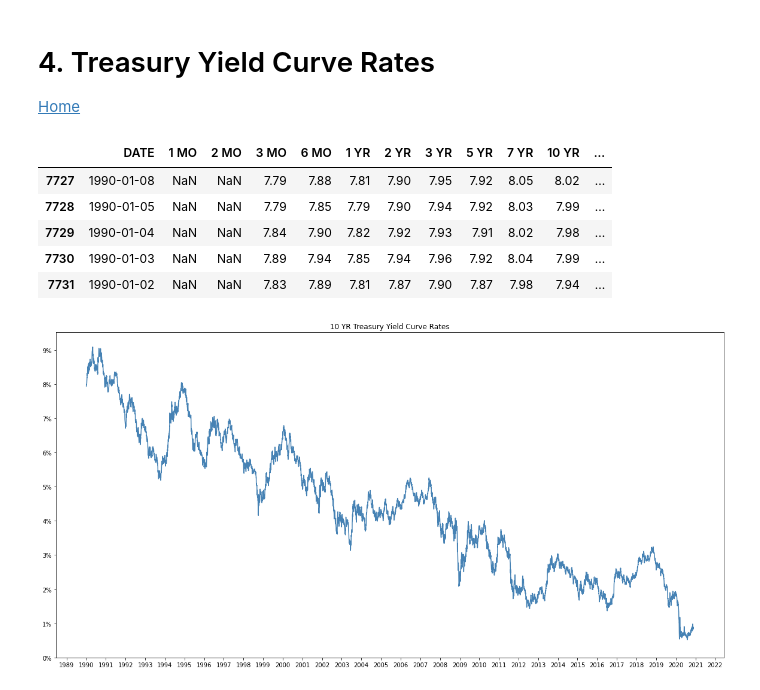
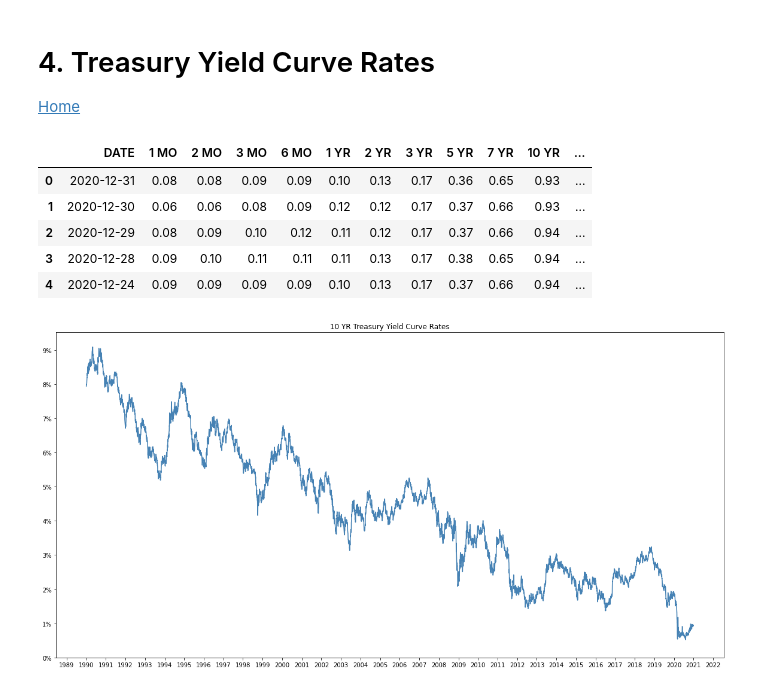
Before and after one commit to AmitSamra/Bonds, a Jupyter notebook: bonds.ipynb, the cells around one changed output. Cells and saved outputs as stored; diff of their text form; code cells hidden in the pictures.

```diff
--- a/bonds.ipynb
+++ b/bonds.ipynb
@@ -251,16 +254,16 @@ us_ty = read_json(file_path)
 # %%
 # Create dataframe
 df_usty = pd.DataFrame(us_ty['dataset']['data'], columns= us_ty['dataset']['column_names'])
 df_usty = df_usty.rename(columns={'Date':'DATE'})
 df_usty['DATE'] = df_usty['DATE'].astype('datetime64[ns]')
-df_usty.tail()
+df_usty.head()
 # %% [output]
 |  | DATE | 1 MO | 2 MO | 3 MO | 6 MO | 1 YR | 2 YR | 3 YR | 5 YR | 7 YR | 10 YR | ... |
-| 7727 | 1990-01-08 | NaN | NaN | 7.79 | 7.88 | 7.81 | 7.90 | 7.95 | 7.92 | 8.05 | 8.02 | ... |
-| 7728 | 1990-01-05 | NaN | NaN | 7.79 | 7.85 | 7.79 | 7.90 | 7.94 | 7.92 | 8.03 | 7.99 | ... |
-| 7729 | 1990-01-04 | NaN | NaN | 7.84 | 7.90 | 7.82 | 7.92 | 7.93 | 7.91 | 8.02 | 7.98 | ... |
-| 7730 | 1990-01-03 | NaN | NaN | 7.89 | 7.94 | 7.85 | 7.94 | 7.96 | 7.92 | 8.04 | 7.99 | ... |
-| 7731 | 1990-01-02 | NaN | NaN | 7.83 | 7.89 | 7.81 | 7.87 | 7.90 | 7.87 | 7.98 | 7.94 | ... |
+| 0 | 2020-12-31 | 0.08 | 0.08 | 0.09 | 0.09 | 0.10 | 0.13 | 0.17 | 0.36 | 0.65 | 0.93 | ... |
+| 1 | 2020-12-30 | 0.06 | 0.06 | 0.08 | 0.09 | 0.12 | 0.12 | 0.17 | 0.37 | 0.66 | 0.93 | ... |
+| 2 | 2020-12-29 | 0.08 | 0.09 | 0.10 | 0.12 | 0.11 | 0.12 | 0.17 | 0.37 | 0.66 | 0.94 | ... |
+| 3 | 2020-12-28 | 0.09 | 0.10 | 0.11 | 0.11 | 0.11 | 0.13 | 0.17 | 0.38 | 0.65 | 0.94 | ... |
+| 4 | 2020-12-24 | 0.09 | 0.09 | 0.09 | 0.09 | 0.10 | 0.13 | 0.17 | 0.37 | 0.66 | 0.94 | ... |
 # %%
 # 10 yr Treasury Yield Curve Rates
 fig,ax = plt.subplots(figsize=(20,10))
```
Also changed, not shown: parts of 20 cells of this notebook.
